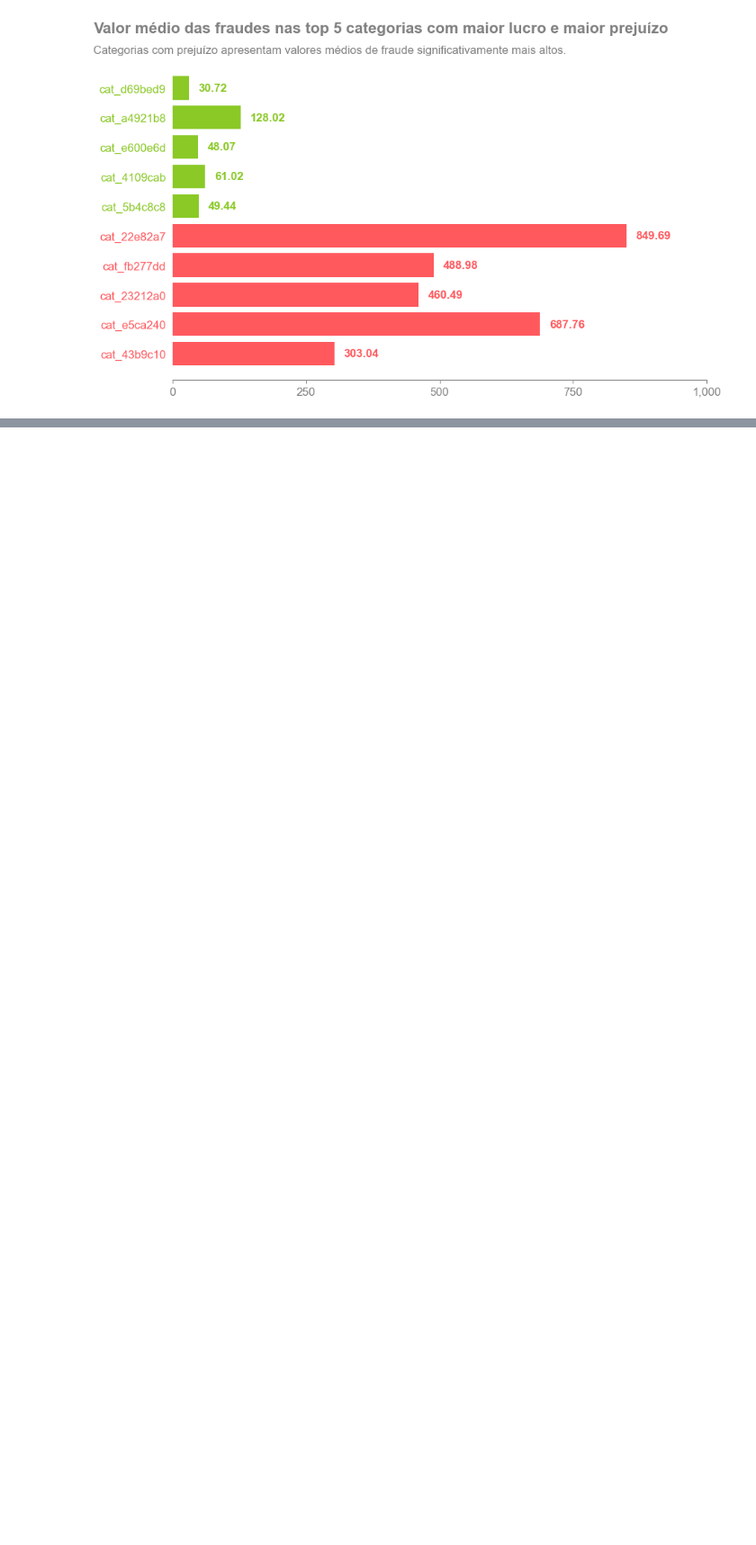
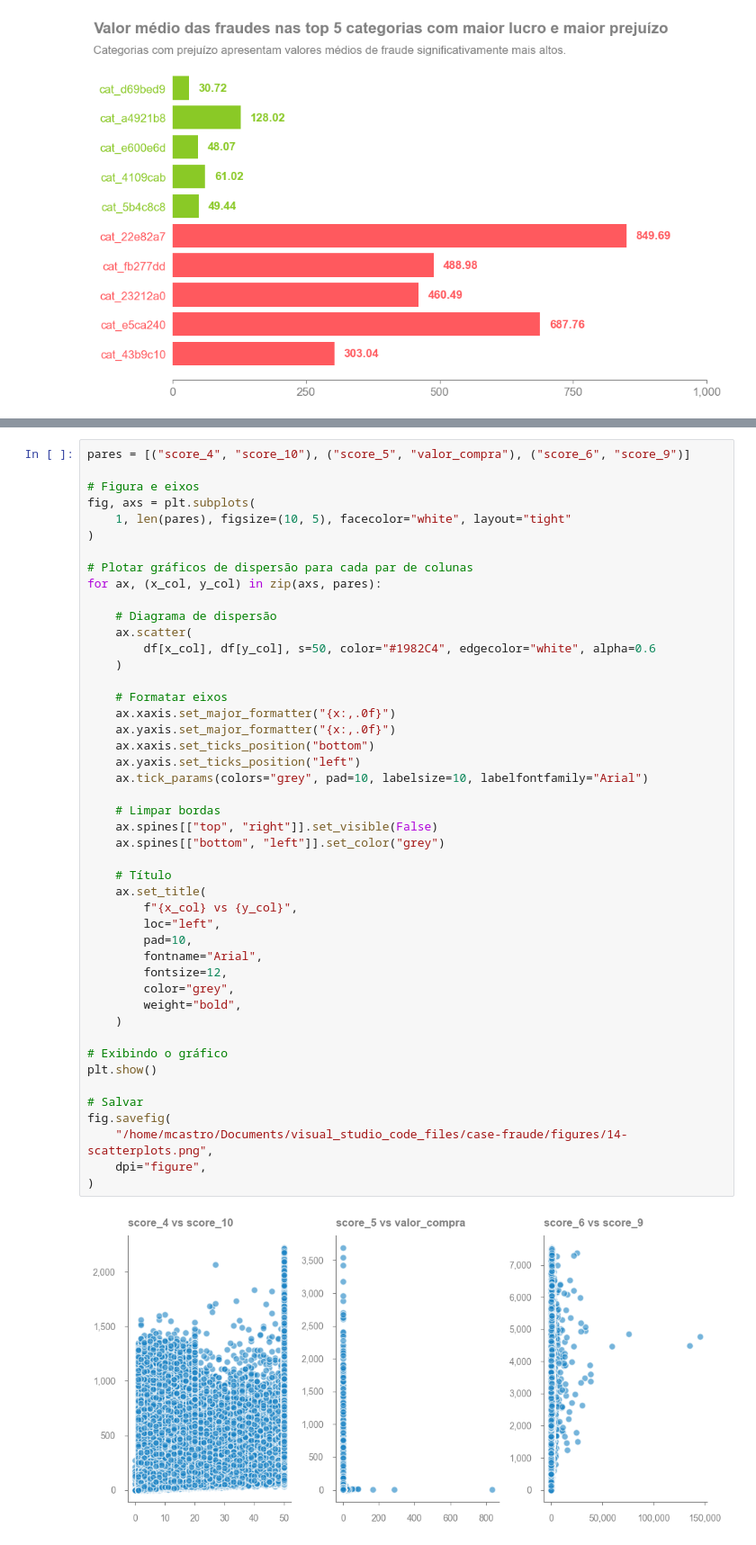
Before and after one commit to manoel-nto/analise_fraude, a Jupyter notebook: notebooks/case_fraude.ipynb, the cells around one changed output, grey strips where cells are left out. Shown at 90% size. Drawn from its saved outputs; the diff is of its cells as text; blank space fills up the shorter version.

```diff
--- a/notebooks/case_fraude.ipynb
+++ b/notebooks/case_fraude.ipynb
@@ -1558,0 +1908,48 @@ fig.savefig(
+# %%
+pares = [("score_4", "score_10"), ("score_5", "valor_compra"), ("score_6", "score_9")]
+
+# Figura e eixos
+fig, axs = plt.subplots(
+    1, len(pares), figsize=(10, 5), facecolor="white", layout="tight"
+)
+
+# Plotar gráficos de dispersão para cada par de colunas
+for ax, (x_col, y_col) in zip(axs, pares):
+
+    # Diagrama de dispersão
+    ax.scatter(
+        df[x_col], df[y_col], s=50, color="#1982C4", edgecolor="white", alpha=0.6
+    )
+
+    # Formatar eixos
+    ax.xaxis.set_major_formatter("{x:,.0f}")
+    ax.yaxis.set_major_formatter("{x:,.0f}")
+    ax.xaxis.set_ticks_position("bottom")
+    ax.yaxis.set_ticks_position("left")
+    ax.tick_params(colors="grey", pad=10, labelsize=10, labelfontfamily="Arial")
+
+    # Limpar bordas
+    ax.spines[["top", "right"]].set_visible(False)
+    ax.spines[["bottom", "left"]].set_color("grey")
+
+    # Título
+    ax.set_title(
+        f"{x_col} vs {y_col}",
+        loc="left",
+        pad=10,
+        fontname="Arial",
+        fontsize=12,
+        color="grey",
+        weight="bold",
+    )
+
+# Exibindo o gráfico
+plt.show()
+
+# Salvar
+fig.savefig(
+    "/home/mcastro/Documents/visual_studio_code_files/case-fraude/figures/14-scatterplots.png",
+    dpi="figure",
+)
+# %% [output]
+[figure, added]
```
Also changed, not shown: parts of 101 cells of this notebook, 20 other files.
